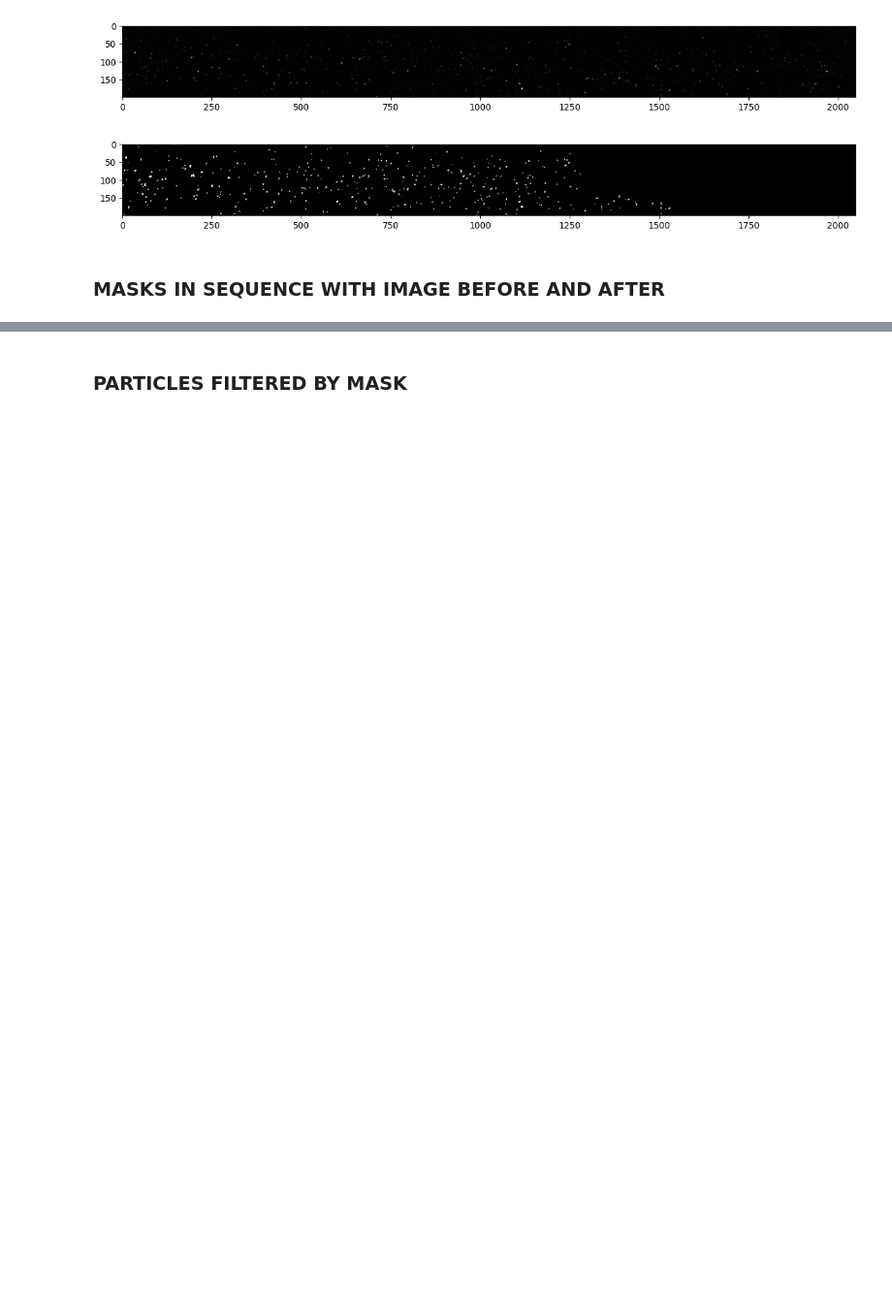
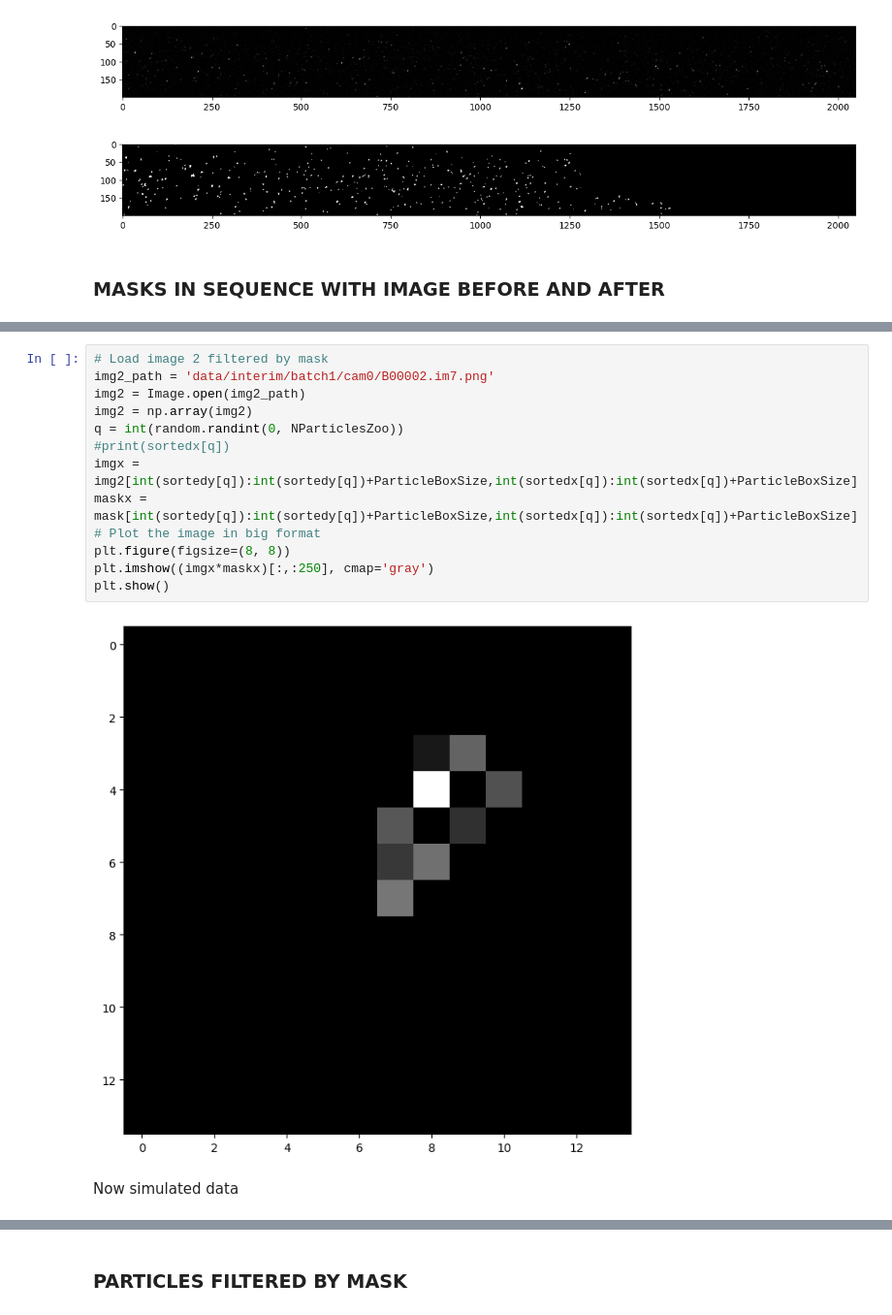
Before and after one commit to Eigil121/particle_tracking_02456, a Jupyter notebook: notebooks/load_annotations.ipynb, the cells around one changed output, grey strips where cells are left out. Shown at 97% size. Cells and saved outputs as stored; diff of their text form; blank space fills up the shorter version.

```diff
--- a/notebooks/load_annotations.ipynb
+++ b/notebooks/load_annotations.ipynb
@@ -59,0 +149,17 @@ plt.show()
+# %%
+# Load image 2 filtered by mask
+img2_path = 'data/interim/batch1/cam0/B00002.im7.png'
+img2 = Image.open(img2_path)
+img2 = np.array(img2)
+q = int(random.randint(0, NParticlesZoo))
+#print(sortedx[q])
+imgx = img2[int(sortedy[q]):int(sortedy[q])+ParticleBoxSize,int(sortedx[q]):int(sortedx[q])+ParticleBoxSize]
+maskx = mask[int(sortedy[q]):int(sortedy[q])+ParticleBoxSize,int(sortedx[q]):int(sortedx[q])+ParticleBoxSize]
+# Plot the image in big format
+plt.figure(figsize=(8, 8))
+plt.imshow((imgx*maskx)[:,:250], cmap='gray')
+plt.show()
+# %% [output]
+[figure, added]
+# %% [markdown]
+Now simulated data
```
Also changed, not shown: parts of 7 cells of this notebook, 1 other file.
